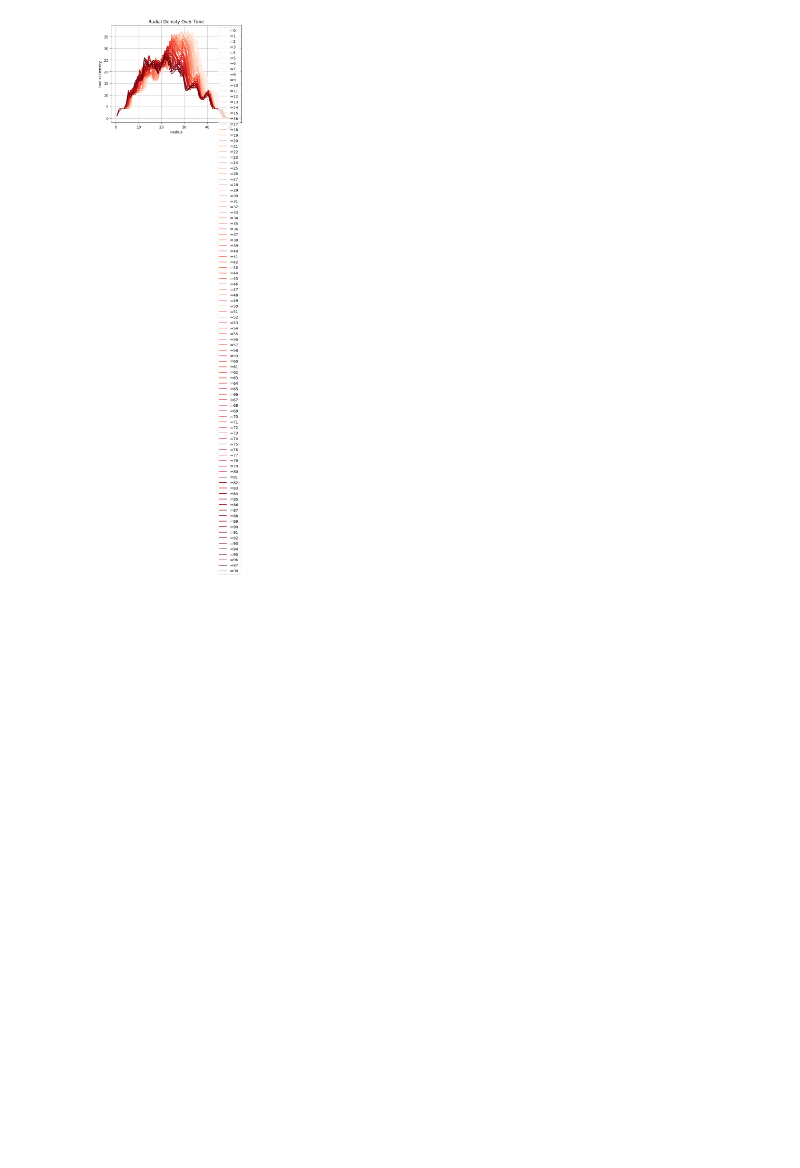
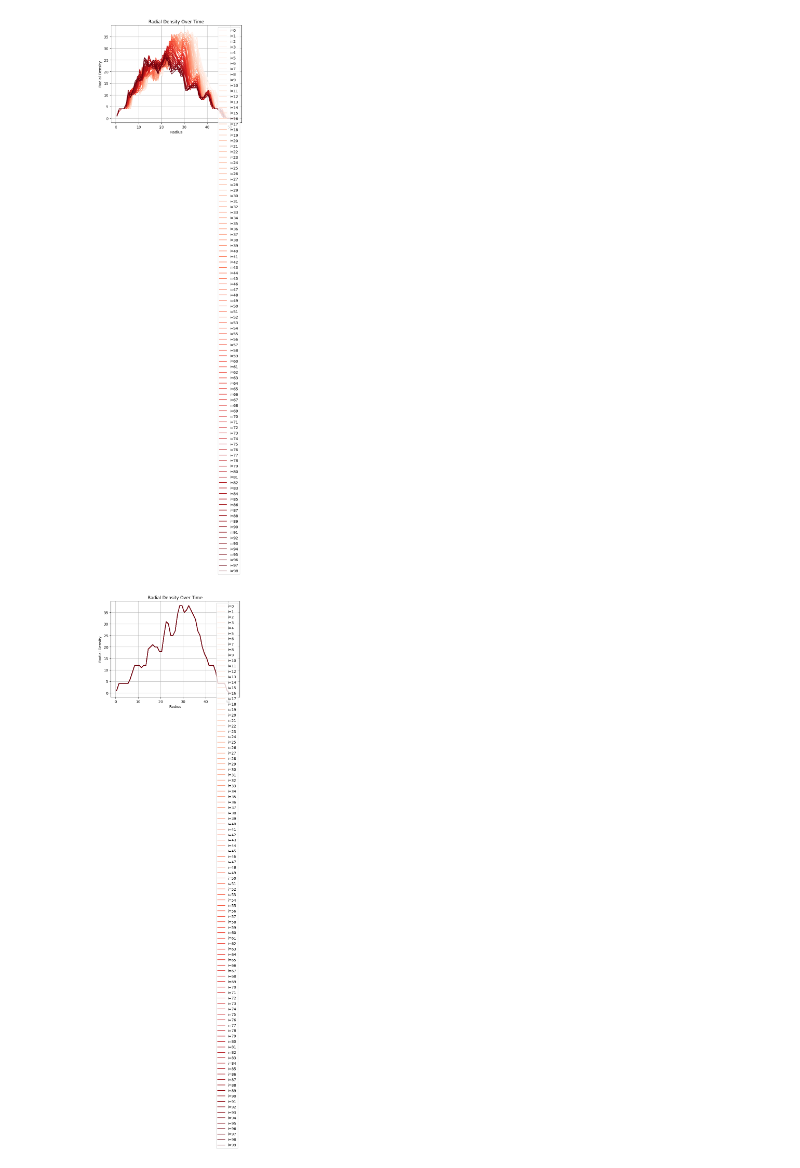
Before and after one commit to kav-kamath/MCF10A_collective_cell_migration, a Jupyter notebook: additional_plotting.ipynb, the cells around one changed output. Saved outputs shown, nothing was run; the diff lists cells and outputs as text; code cells hidden in the pictures; blank space fills up the shorter version.

```diff
--- a/additional_plotting.ipynb
+++ b/additional_plotting.ipynb
@@ -180,4 +180,8 @@ plt.show()
 # %% [output]
 [figure]
 # %%
-animate_cell_simulation(sim_list[20].cell_states, sim_list[20].event_times)
+with open("simulation_results_k0through4.pkl", "rb") as f:
+    sim_res = pickle.load(f)
+animate_cell_simulation(sim_res[4].cell_states, sim_res[4].event_times)
+# %% [output]
+[figure, added]
```
Also changed, not shown: parts of 2 cells of this notebook, 3 other files.
